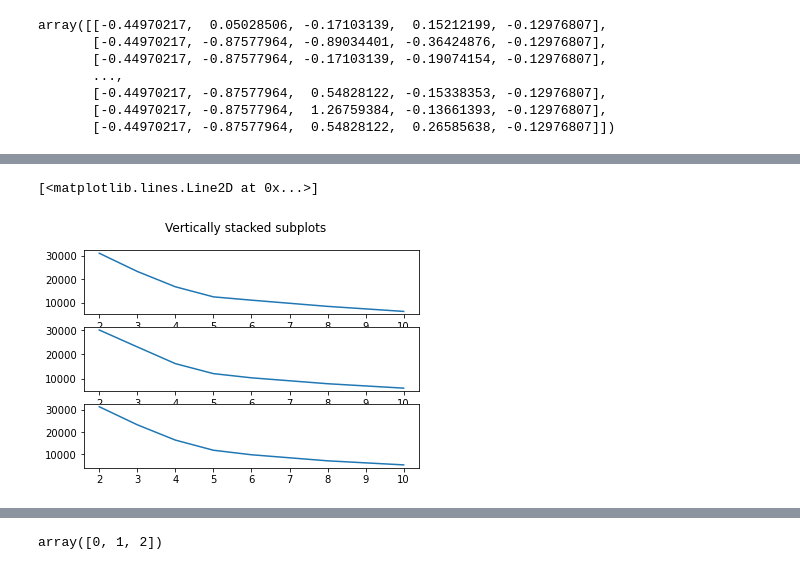
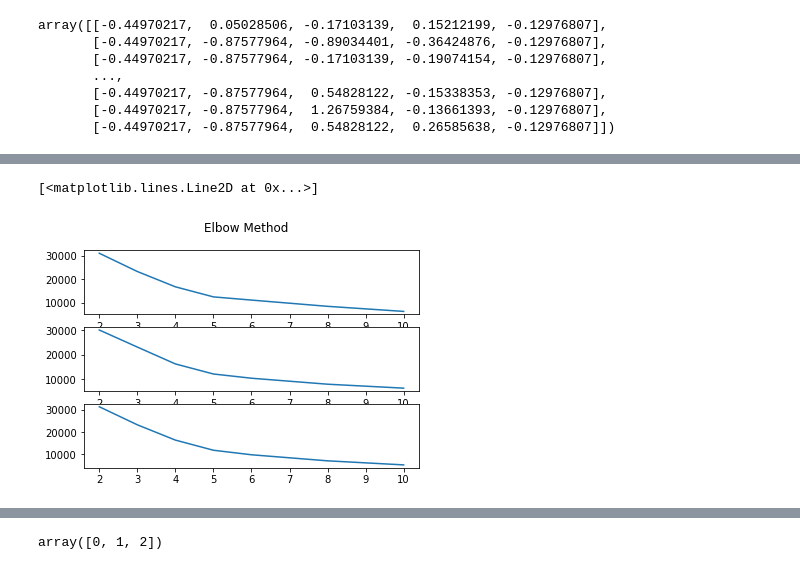
Before and after one commit to mhsharifi96/DigiKalaDataAnalysis, a Jupyter notebook: code/result.ipynb, the cells around one changed output, grey strips where cells are left out. Cells and saved outputs as stored; diff of their text form; code cells hidden in the pictures.

```diff
--- a/code/result.ipynb
+++ b/code/result.ipynb
@@ -379,12 +402,12 @@ for i in range(len(lrfmp_df_scaled_list)):
 # plt.plot(ssd)
 # %%
 fig, axs = plt.subplots(INTERVAL)
-fig.suptitle('Vertically stacked subplots')
+fig.suptitle('Elbow Method')
 axs[0].plot(range_n_clusters, ssd[0])
 axs[1].plot(range_n_clusters, ssd[1])
 axs[2].plot(range_n_clusters, ssd[2])
 # %% [output]
 [<matplotlib.lines.Line2D at 0x...>]
-[figure, old version]
+[figure, new version]
 # %%
 # Silhouette analysis
```
Also changed, not shown: parts of 54 cells of this notebook, 4 other files.
